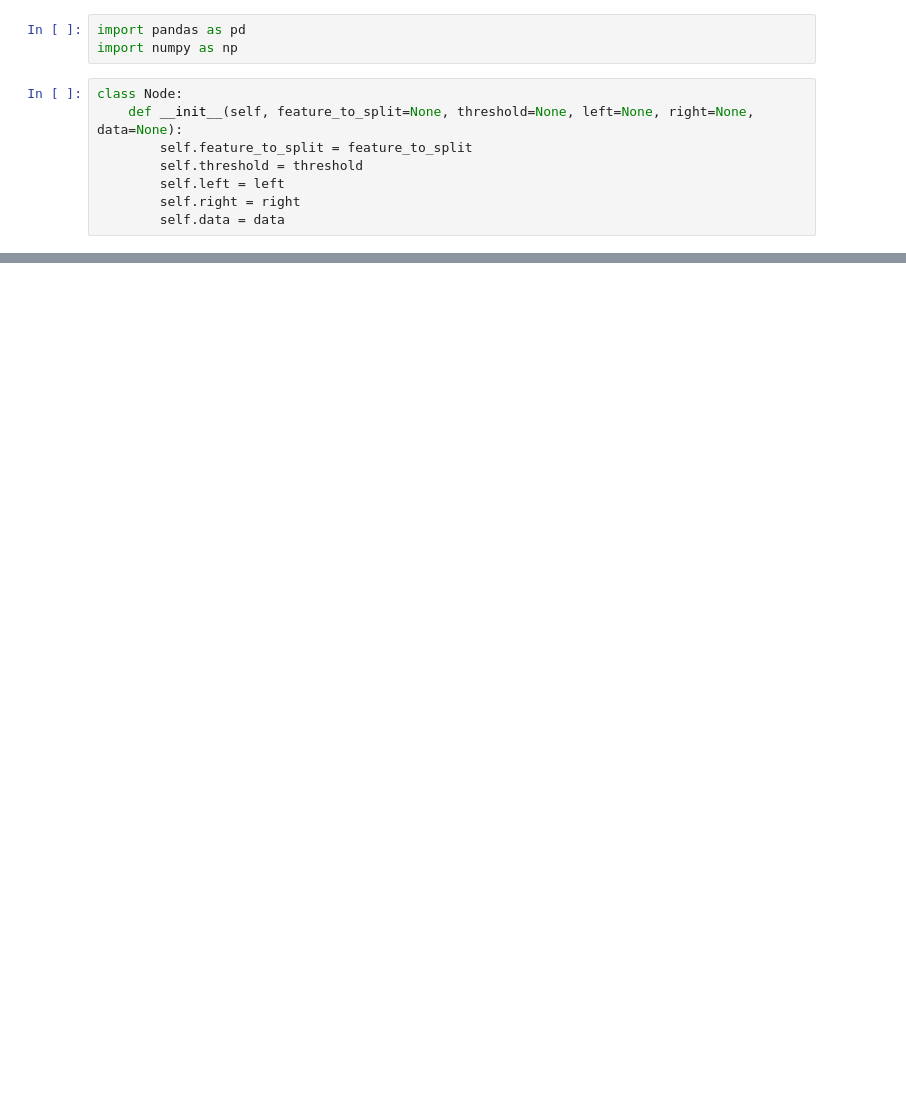
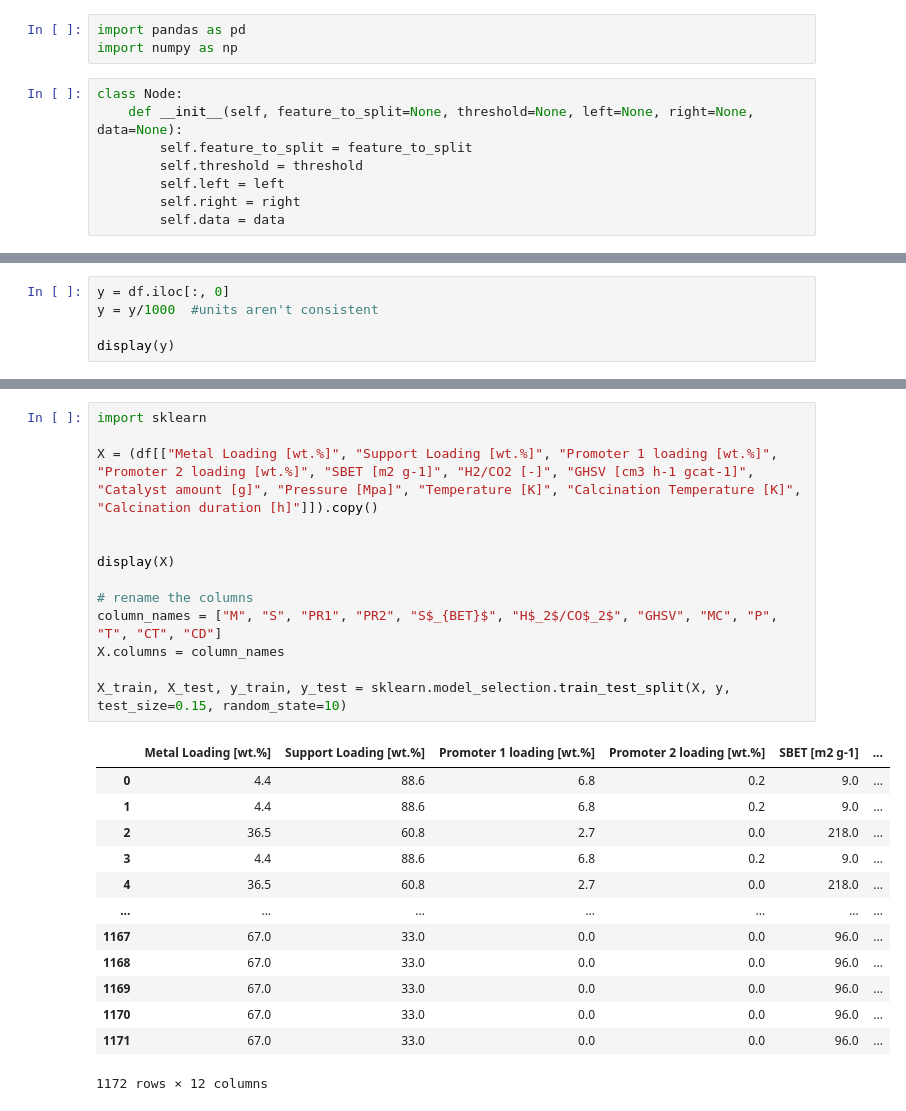
Before and after one commit to amin2783/suvarna_et_al_reproduction, a Jupyter notebook: xgb_from_scratch.ipynb, the cells around one changed output, grey strips where cells are left out. Cells and saved outputs as stored; diff of their text form; blank space fills up the shorter version.

```diff
--- a/xgb_from_scratch.ipynb
+++ b/xgb_from_scratch.ipynb
@@ -189,0 +256,5 @@ class Custom_xgb:
+# %%
+y = df.iloc[:, 0]
+y = y/1000  #units aren't consistent
+
+display(y)
@@ -189,0 +274,27 @@ class Custom_xgb:
+# %%
+import sklearn
+
+X = (df[["Metal Loading [wt.%]", "Support Loading [wt.%]", "Promoter 1 loading [wt.%]", "Promoter 2 loading [wt.%]", "SBET [m2 g-1]", "H2/CO2 [-]", "GHSV [cm3 h-1 gcat-1]", "Catalyst amount [g]", "Pressure [Mpa]", "Temperature [K]", "Calcination Temperature [K]", "Calcination duration [h]"]]).copy()
+
+
+display(X)
+
+# rename the columns
+column_names = ["M", "S", "PR1", "PR2", "S$_{BET}$", "H$_2$/CO$_2$", "GHSV", "MC", "P", "T", "CT", "CD"]
+X.columns = column_names
+
+X_train, X_test, y_train, y_test = sklearn.model_selection.train_test_split(X, y, test_size=0.15, random_state=10)
+# %% [output]
+|  | Metal Loading [wt.%] | Support Loading [wt.%] | Promoter 1 loading [wt.%] | Promoter 2 loading [wt.%] | SBET [m2 g-1] | ... |
+| 0 | 4.4 | 88.6 | 6.8 | 0.2 | 9.0 | ... |
+| 1 | 4.4 | 88.6 | 6.8 | 0.2 | 9.0 | ... |
+| 2 | 36.5 | 60.8 | 2.7 | 0.0 | 218.0 | ... |
+| 3 | 4.4 | 88.6 | 6.8 | 0.2 | 9.0 | ... |
+| 4 | 36.5 | 60.8 | 2.7 | 0.0 | 218.0 | ... |
+| ... | ... | ... | ... | ... | ... | ... |
+| 1167 | 67.0 | 33.0 | 0.0 | 0.0 | 96.0 | ... |
+| 1168 | 67.0 | 33.0 | 0.0 | 0.0 | 96.0 | ... |
+| 1169 | 67.0 | 33.0 | 0.0 | 0.0 | 96.0 | ... |
+| 1170 | 67.0 | 33.0 | 0.0 | 0.0 | 96.0 | ... |
+| 1171 | 67.0 | 33.0 | 0.0 | 0.0 | 96.0 | ... |
+1172 rows × 12 columns
```
Also changed, not shown: parts of 5 cells of this notebook, 1 other file.
